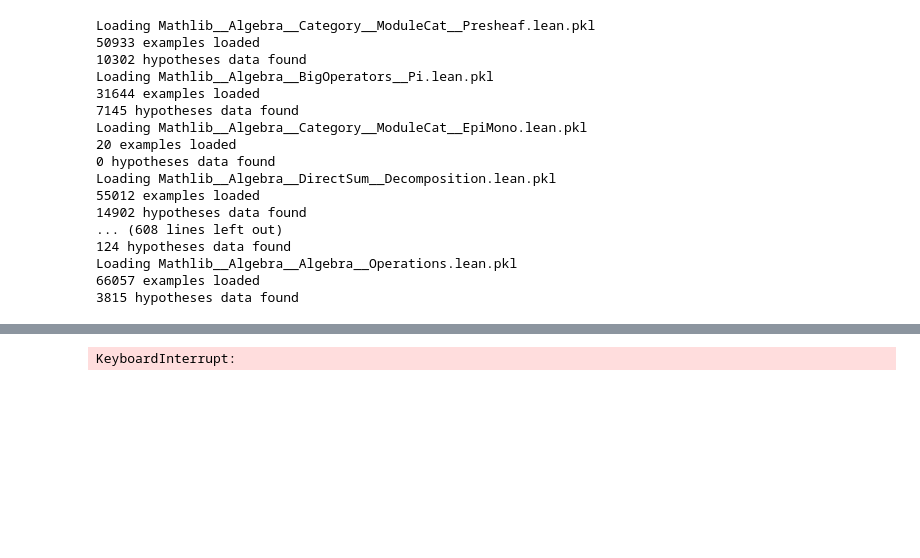
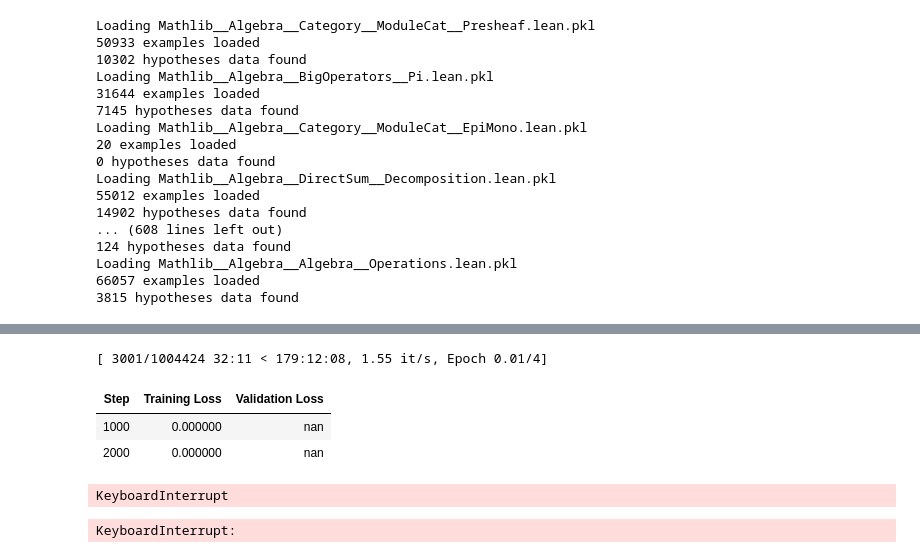
Before and after one commit to xiaoxin-yin/axiomatization, a Jupyter notebook: predict_hypotheses_train_byt5.ipynb, the cells around one changed output, grey strips where cells are left out. Drawn from its saved outputs; the diff is of its cells as text; code cells hidden in the pictures; blank space fills up the shorter version.

```diff
--- a/predict_hypotheses_train_data.ipynb
+++ b/predict_hypotheses_train_byt5.ipynb
@@ -323 +454,42 @@ T5ForConditionalGeneration(
+# %%
+from transformers import Trainer, TrainingArguments
+from datasets import load_dataset,load_metric
+from transformers import AutoTokenizer, DataCollatorForLanguageModeling
+
+data_collator = DataCollatorForLanguageModeling(tokenizer=tokenizer, mlm=False)
+
+training_args = TrainingArguments(
+    output_dir="datasets/byt5-small",
+    evaluation_strategy="steps", #"epochs"
+    learning_rate=2e-5,  # PAY ATTENTION TO LEARNING RATE!
+    weight_decay=0.01,
+    per_device_train_batch_size=12,
+    per_device_eval_batch_size=12,
+    num_train_epochs=4,
+    fp16=False,
+    save_steps=1000,
+    eval_steps=1000,
+    logging_steps=1000,
+    save_total_limit=2,
+    load_best_model_at_end=True,
+    push_to_hub=False
+)
+
+trainer = Trainer(
+    model=model,
+    args=training_args,
+    train_dataset=tokenized_train,
+    eval_dataset=tokenized_test,
+    data_collator=data_collator,
+)
+
+#cp_path = 'gpt-neo-350m-202310/checkpoint-525000'
+
+trainer.train()
+# %% [output]
+[ 3001/1004424 32:11 < 179:12:08, 1.55 it/s, Epoch 0.01/4]
+| Step | Training Loss | Validation Loss |
+| 1000 | 0.000000 | nan |
+| 2000 | 0.000000 | nan |
+KeyboardInterrupt
 # %%
```
Also changed, not shown: parts of 13 cells of this notebook, 3 other files.
